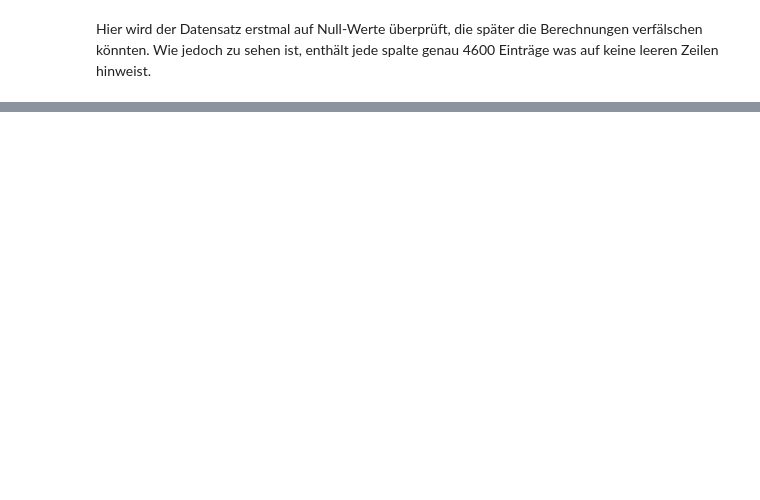
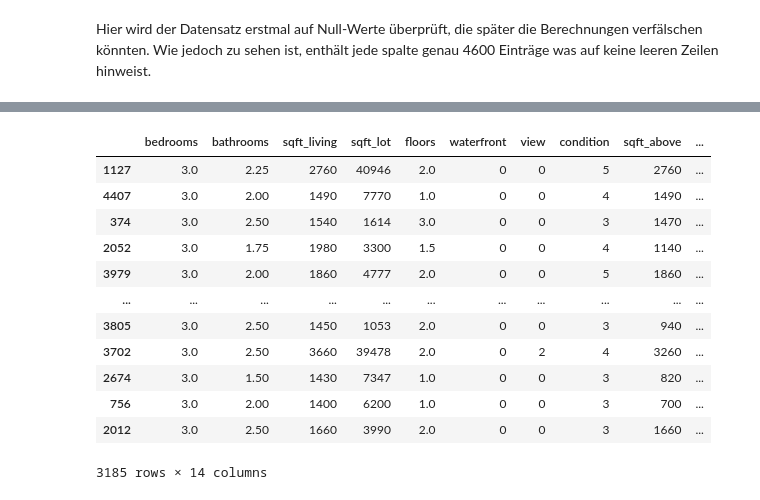
Before and after one commit to LucaFeulner/DataExploratio, a Jupyter notebook: test.ipynb, the cells around one changed output, grey strips where cells are left out. Saved outputs shown, nothing was run; the diff lists cells and outputs as text; code cells hidden in the pictures; blank space fills up the shorter version.

```diff
--- a/test.ipynb
+++ b/test.ipynb
@@ -259,0 +271,20 @@ pyplot.show()
+# %%
+# Für eine bessere Darstellung werden die Stadtspalten aus dem Datesatz genommen
+filtered_columns = [col for col in train_data.columns if not col.startswith('city_')]
+filtered_data = train_data[filtered_columns]
+
+filtered_data
+# %% [output]
+|  | bedrooms | bathrooms | sqft_living | sqft_lot | floors | waterfront | view | condition | sqft_above | ... |
+| 1127 | 3.0 | 2.25 | 2760 | 40946 | 2.0 | 0 | 0 | 5 | 2760 | ... |
+| 4407 | 3.0 | 2.00 | 1490 | 7770 | 1.0 | 0 | 0 | 4 | 1490 | ... |
+| 374 | 3.0 | 2.50 | 1540 | 1614 | 3.0 | 0 | 0 | 3 | 1470 | ... |
+| 2052 | 3.0 | 1.75 | 1980 | 3300 | 1.5 | 0 | 0 | 4 | 1140 | ... |
+| 3979 | 3.0 | 2.00 | 1860 | 4777 | 2.0 | 0 | 0 | 5 | 1860 | ... |
+| ... | ... | ... | ... | ... | ... | ... | ... | ... | ... | ... |
+| 3805 | 3.0 | 2.50 | 1450 | 1053 | 2.0 | 0 | 0 | 3 | 940 | ... |
+| 3702 | 3.0 | 2.50 | 3660 | 39478 | 2.0 | 0 | 2 | 4 | 3260 | ... |
+| 2674 | 3.0 | 1.50 | 1430 | 7347 | 1.0 | 0 | 0 | 3 | 820 | ... |
+| 756 | 3.0 | 2.00 | 1400 | 6200 | 1.0 | 0 | 0 | 3 | 700 | ... |
+| 2012 | 3.0 | 2.50 | 1660 | 3990 | 2.0 | 0 | 0 | 3 | 1660 | ... |
+3185 rows × 14 columns
```
Also changed, not shown: parts of 45 cells of this notebook.
